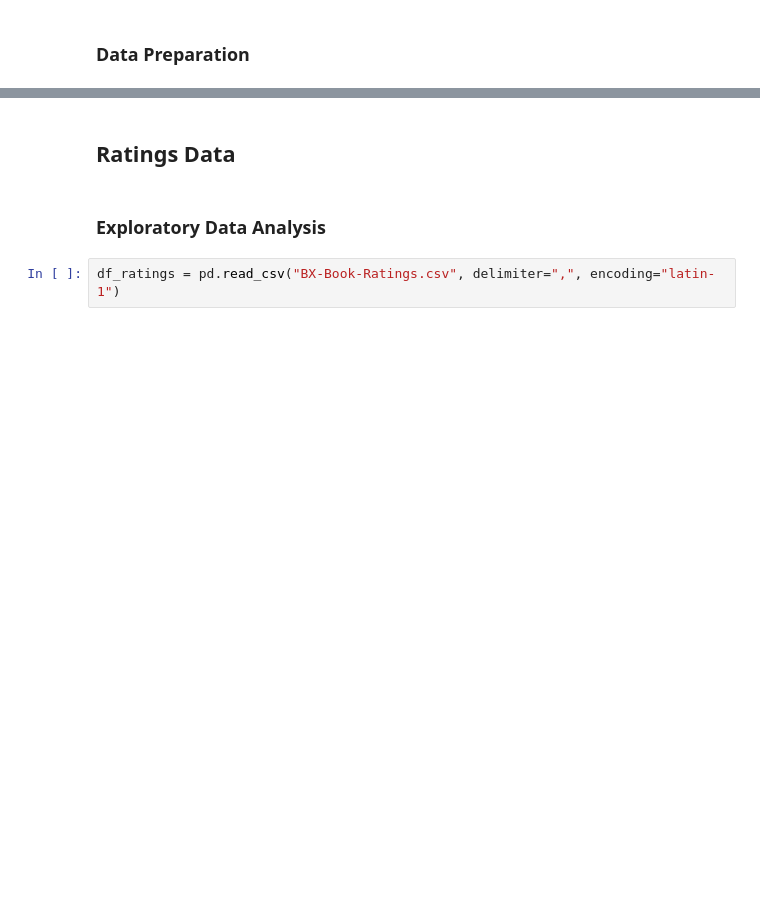
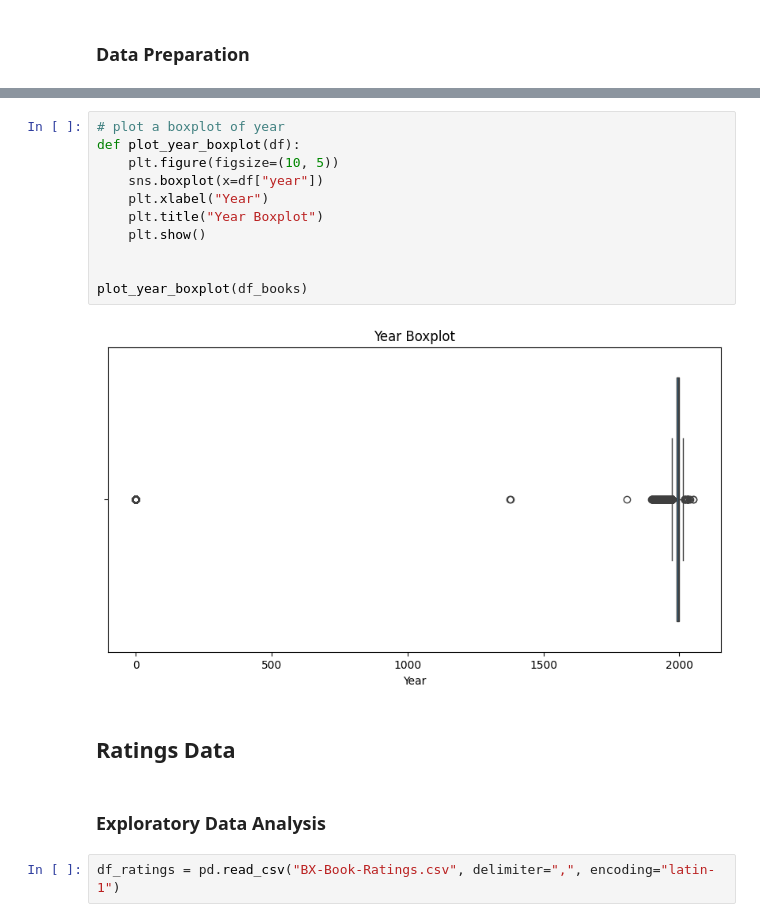
Before and after one commit to raseniero/book-rental-recommerder-system, a Jupyter notebook: Books.ipynb, the cells around one changed output, grey strips where cells are left out. Drawn from its saved outputs; the diff is of its cells as text; blank space fills up the shorter version.

```diff
--- a/Books.ipynb
+++ b/Books.ipynb
@@ -126,3 +226,16 @@ df_books.head()
+# %%
+# plot a boxplot of year
+def plot_year_boxplot(df):
+    plt.figure(figsize=(10, 5))
+    sns.boxplot(x=df["year"])
+    plt.xlabel("Year")
+    plt.title("Year Boxplot")
+    plt.show()
+
+
+plot_year_boxplot(df_books)
+# %% [output]
+[figure, added]
 # %% [markdown]
 ## Ratings Data
 # %% [markdown]
```
Also changed, not shown: parts of 23 cells of this notebook, 2 other files.
